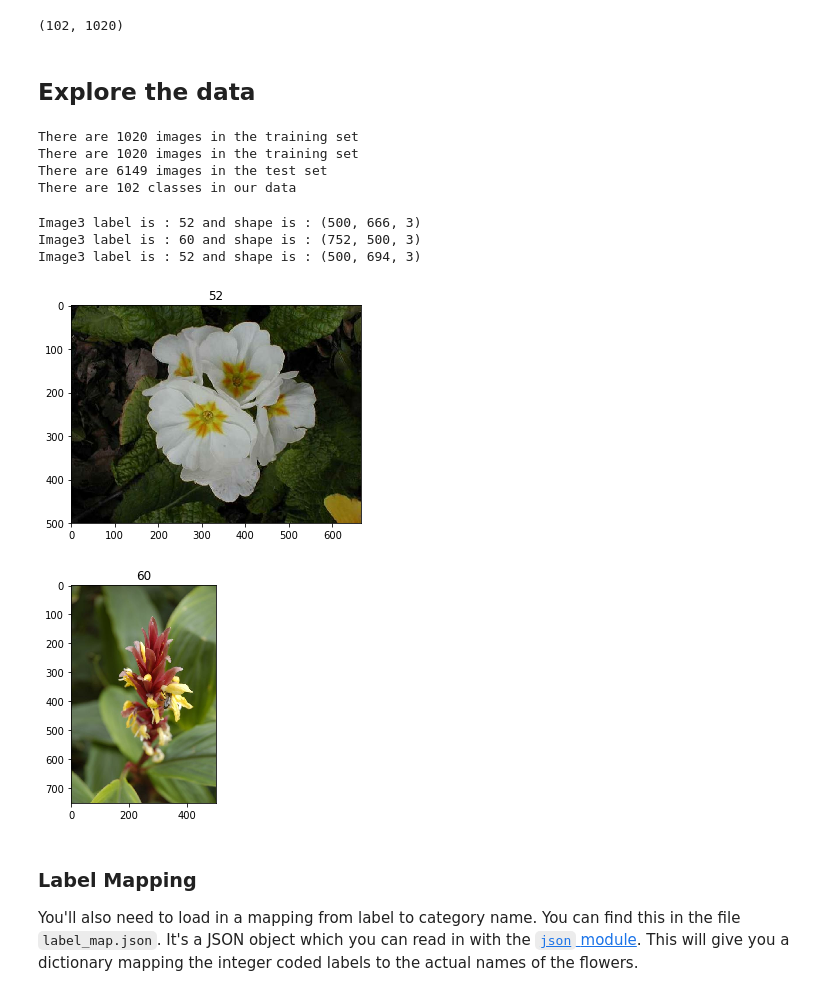
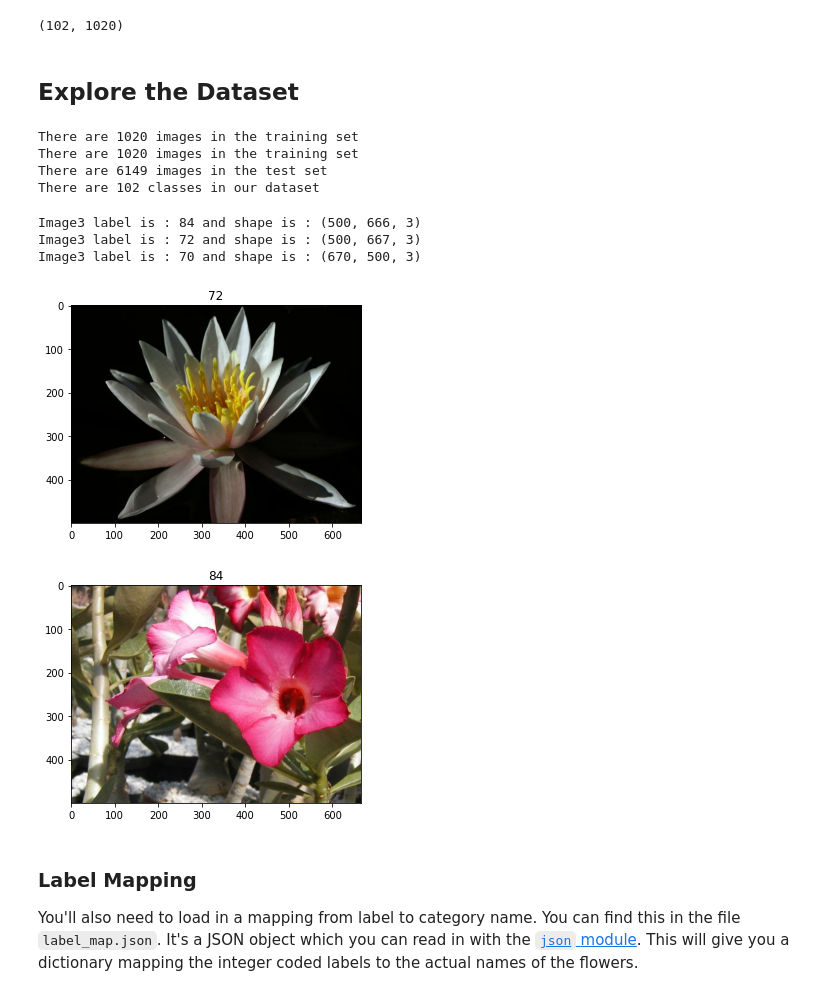
Before and after one commit to abhinavjha98/ML_Tensorflow, a Jupyter notebook: Project_2/Project_Image_Classifier_Project.ipynb, the cells around one changed output. Saved outputs shown, nothing was run; the diff lists cells and outputs as text; code cells hidden in the pictures.

```diff
--- a/Project_2/Project_Image_Classifier_Project.ipynb
+++ b/Project_2/Project_Image_Classifier_Project.ipynb
@@ -54,9 +85,9 @@ Here you'll use `tensorflow_datas` to load the [Oxford Flowers 102 data](https:/
 
 The validation and testing sets are used to measure the model's performance on data it hasn't seen yet, but you'll still need to normalize and resize the images to the appropriate size.
-# %%
-# TODO: Load the data with TensorFlow datas.
-data, info = tfds.load("oxford_flowers102",with_info=True,download=True)
-# TODO: Create a training set, a validation set and a test set.
-train_data = data['train']
-test_data = data['test']
-val_data = data['validation']
+# %%
+!pip install tensorflow-datasets
+!pip install -q tensorflow>=2 tfds-nightly matplotlib
+ds,info = tfds.load('oxford_flowers102',with_info=True ,shuffle_files=True)
+train_set = ds['train']
+test_set = ds['test']
+val_set = ds['validation']
@@ -65,9 +114,9 @@ info.features['label'].num_classes, info.splits['train'].num_examples
 # %% [output]
 (102, 1020)
 # %% [markdown]
-## Explore the data
+## Explore the Dataset
 # %%
-# TODO: Get the number of examples in each set from the data info.
+# TODO: Get the number of examples in each set from the dataset info.
 train_egs = info.splits['train'].num_examples
 test_egs = info.splits['test'].num_examples
 val_egs = info.splits['validation'].num_examples
@@ -76,42 +125,42 @@ print("There are {} images in the training set".format(val_egs))
 print('There are {} images in the test set'.format(test_egs))
 # print(train_egs, test_egs, val_egs)
 
-# TODO: Get the number of classes in the data from the data info.
+# TODO: Get the number of classes in the dataset from the dataset info.
 num_classes = info.features['label'].num_classes
 # print(num_classes)
-print('There are {} classes in our data'.format(num_classes))
+print('There are {} classes in our dataset'.format(num_classes))
 # %% [output]
 There are 1020 images in the training set
 There are 1020 images in the training set
 There are 6149 images in the test set
-There are 102 classes in our data
+There are 102 classes in our dataset
 # %%
 # TODO: Print the shape and corresponding label of 3 images in the training set.
-for img in train_data.take(3):
+for img in train_set.take(3):
     image,label,shape = img['image'], img['label'], img['image'].shape
     print(('Image3 label is : {0} and shape is : {1}').format(label,shape))
 # %% [output]
-Image3 label is : 52 and shape is : (500, 666, 3)
-Image3 label is : 60 and shape is : (752, 500, 3)
-Image3 label is : 52 and shape is : (500, 694, 3)
+Image3 label is : 84 and shape is : (500, 666, 3)
+Image3 label is : 72 and shape is : (500, 667, 3)
+Image3 label is : 70 and shape is : (670, 500, 3)
 # %%
 # TODO: Plot 1 image from the training set. Set the title
 # of the plot to the corresponding image label.
-for img in train_data.take(1):
+for img in train_set.take(1):
     image,label = img['image'], img['label']
     plt.imshow(image.numpy())
     plt.title(label.numpy())
 # %% [output]
-[figure, old version]
+[figure, new version]
 # %%
 # TODO: Plot 1 image from the training set. Set the title
 # of the plot to the corresponding image label.
-for img in train_data.take(2):
+for img in train_set.take(2):
     image,label = img['image'], img['label']
     plt.imshow(image.numpy())
     plt.title(label.numpy())
 # %% [output]
-[figure, old version]
+[figure, new version]
 # %% [markdown]
 ### Label Mapping
 
```
Also changed, not shown: parts of 26 cells of this notebook, 11 other files.
